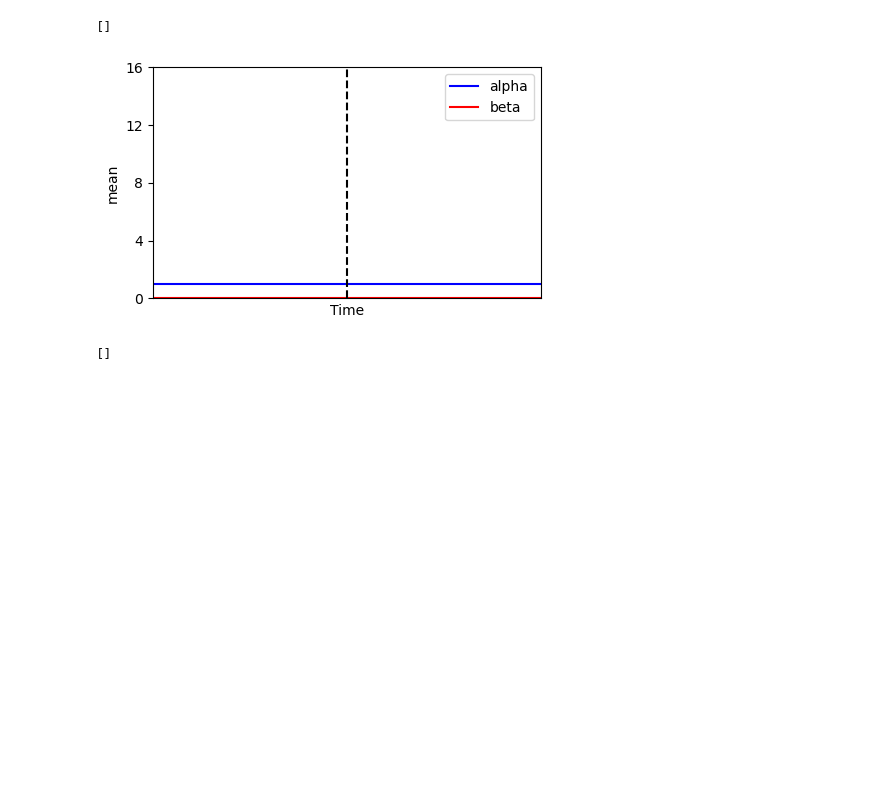
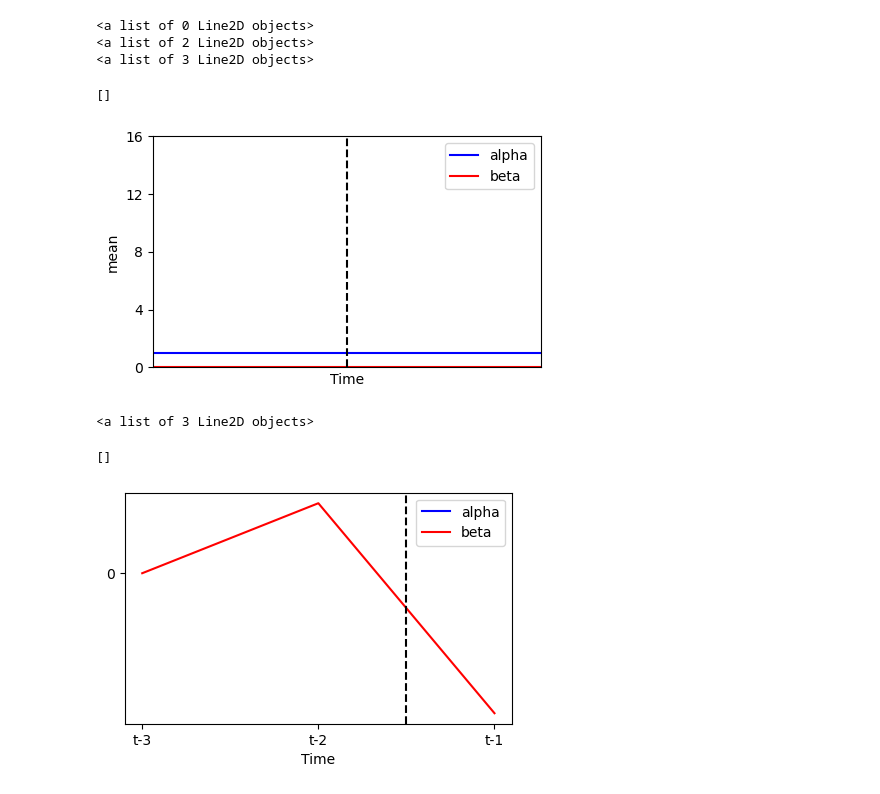
Before and after one commit to Jakub-Ner/Real-Life-EEG-Collection, a Jupyter notebook: Event-Monitor/buffer.ipynb, the cells around one changed output. Cells and saved outputs as stored; diff of their text form; code cells hidden in the pictures; blank space fills up the shorter version.

Commit message:
working plots

```diff
--- a/Event-Monitor/buffer.ipynb
+++ b/Event-Monitor/buffer.ipynb
@@ -56,6 +56,14 @@ Y_LABELS = range(0, 20, 4)
 ax.set_yticks(Y_LABELS)
 ax.set_yticklabels(Y_LABELS)
 
+i = 50
+
+
+sin_arr =  np.sin(np.linspace(0, 2 * np.pi, i))
+cos_arr =  np.cos(np.linspace(0, 2 * np.pi, i))
+
+sin_arr = np.concatenate([sin_arr for i in range(100)])
+cos_arr = np.concatenate([cos_arr for i in range(100)])
 
 plota = Line2D([], [])
 plota.set_label("alpha")
@@ -74,23 +82,65 @@ plota.set_data(range(len(buffer_get)), buffer_get[:, 0])
 
 plotb.set_data(range(len(buffer_get)), buffer_get[:, 1])
 ax.axvline(x=1.5, color='black', linestyle='--')
+print(ax.get_lines())
 
 ax.legend()
 # set different colors to the lines
 ax.plot()
 # %% [output]
-[]
+<a list of 0 Line2D objects>
+<a list of 2 Line2D objects>
+<a list of 3 Line2D objects>
+[]
 [figure]
-# %%
-plota.set_data(range(len(buffer_get)), buffer_get[:, 0])
-ax.add_line(plota)
-
-
-plotb.set_data(range(len(buffer_get)), buffer_get[:, 1])
-ax.add_line(plotb)
-
-ax.legend()
-# set different colors to the lines
-ax.plot()
-# %% [output]
-[]
+# %%
+import numpy as np
+import matplotlib.pyplot as plt
+from matplotlib.lines import Line2D
+figure = plt.figure(figsize=(5, 3))
+ax = figure.add_subplot(111)
+# plot = ax.plot(buffer_get, label=[ch['name'] for ch in channels])
+
+# ax.legend([ch['name'] for ch in channels])
+X_LABELS = ["t-3", "t-2", "t-1", "t"]
+ax.set_xticks(range(4))
+ax.set_xticklabels(X_LABELS)
+ax.set_xlabel("Time")
+Y_LABELS = range(-1, 2, 1)
+ax.set_yticks(Y_LABELS)
+ax.set_yticklabels(Y_LABELS)
+
+i = 50
+
+
+sin_arr =  np.sin(np.linspace(0, 2 * np.pi, i))
+cos_arr =  np.cos(np.linspace(0, 2 * np.pi, i))
+
+sin_arr = np.concatenate([sin_arr for i in range(100)])
+cos_arr = np.concatenate([cos_arr for i in range(100)])
+
+plota = Line2D([], [])
+plota.set_label("alpha")
+plota.set_color('blue')
+
+plotb = Line2D(range(3), list(np.sin(np.linspace(0, 2 * np.pi, 3))))
+plotb.set_label("beta")
+plotb.set_color('red')
+ax.add_line(plota)
+ax.add_line(plotb)
+
+
+
+# plota.set_data(range(len(sin_arr)), sin_arr)
+# plotb.set_data(range(len(cos_arr)), cos_arr)
+
+ax.axvline(x=1.5, color='black', linestyle='--')
+print(ax.get_lines())
+
+ax.legend()
+# set different colors to the lines
+ax.plot()
+# %% [output]
+<a list of 3 Line2D objects>
+[]
+[figure, added]
```
Also changed, not shown: parts of 5 cells of this notebook, 10 other files.
